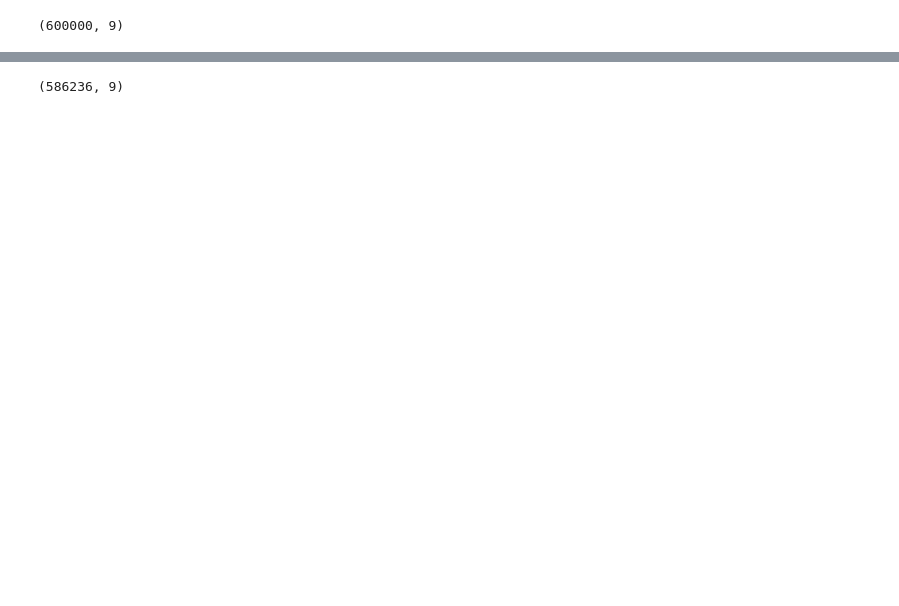
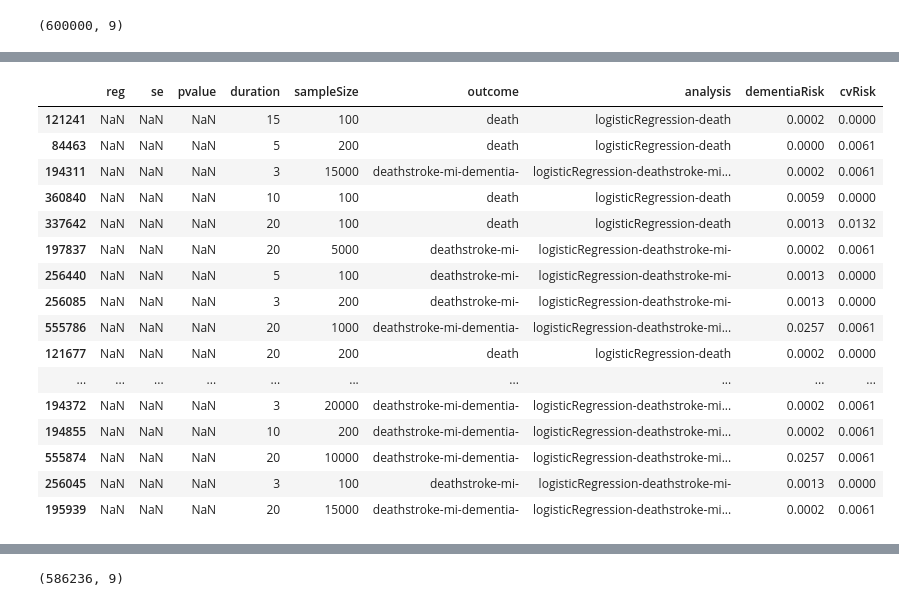
Before and after one commit to deligkaris/microsimNotebooks, a Jupyter notebook: preliminaryTrials100CvAllDementiaAll.ipynb, the cells around one changed output, grey strips where cells are left out. Cells and saved outputs as stored; diff of their text form; code cells hidden in the pictures; blank space fills up the shorter version.

```diff
--- a/preliminaryTrials100CvAllDementiaAll.ipynb
+++ b/preliminaryTrials100CvAllDementiaAll.ipynb
@@ -28,0 +37,21 @@ data.shape
+# %%
+# nans tend to be small sample sizes (but not always), results from logistic regression
+data[data["reg"].isna()].sample(20)
+# %% [output]
+|  | reg | se | pvalue | duration | sampleSize | outcome | analysis | dementiaRisk | cvRisk |
+| 121241 | NaN | NaN | NaN | 15 | 100 | death | logisticRegression-death | 0.0002 | 0.0000 |
+| 84463 | NaN | NaN | NaN | 5 | 200 | death | logisticRegression-death | 0.0000 | 0.0061 |
+| 194311 | NaN | NaN | NaN | 3 | 15000 | deathstroke-mi-dementia- | logisticRegression-deathstroke-mi... | 0.0002 | 0.0061 |
+| 360840 | NaN | NaN | NaN | 10 | 100 | death | logisticRegression-death | 0.0059 | 0.0000 |
+| 337642 | NaN | NaN | NaN | 20 | 100 | death | logisticRegression-death | 0.0013 | 0.0132 |
+| 197837 | NaN | NaN | NaN | 20 | 5000 | deathstroke-mi- | logisticRegression-deathstroke-mi- | 0.0002 | 0.0061 |
+| 256440 | NaN | NaN | NaN | 5 | 100 | deathstroke-mi- | logisticRegression-deathstroke-mi- | 0.0013 | 0.0000 |
+| 256085 | NaN | NaN | NaN | 3 | 200 | deathstroke-mi- | logisticRegression-deathstroke-mi- | 0.0013 | 0.0000 |
+| 555786 | NaN | NaN | NaN | 20 | 1000 | deathstroke-mi-dementia- | logisticRegression-deathstroke-mi... | 0.0257 | 0.0061 |
+| 121677 | NaN | NaN | NaN | 20 | 200 | death | logisticRegression-death | 0.0002 | 0.0000 |
+| ... | ... | ... | ... | ... | ... | ... | ... | ... | ... |
+| 194372 | NaN | NaN | NaN | 3 | 20000 | deathstroke-mi-dementia- | logisticRegression-deathstroke-mi... | 0.0002 | 0.0061 |
+| 194855 | NaN | NaN | NaN | 10 | 200 | deathstroke-mi-dementia- | logisticRegression-deathstroke-mi... | 0.0002 | 0.0061 |
+| 555874 | NaN | NaN | NaN | 20 | 10000 | deathstroke-mi-dementia- | logisticRegression-deathstroke-mi... | 0.0257 | 0.0061 |
+| 256045 | NaN | NaN | NaN | 3 | 100 | deathstroke-mi- | logisticRegression-deathstroke-mi- | 0.0013 | 0.0000 |
+| 195939 | NaN | NaN | NaN | 20 | 15000 | deathstroke-mi-dementia- | logisticRegression-deathstroke-mi... | 0.0002 | 0.0061 |
```
Also changed, not shown: parts of 24 cells of this notebook, 1 other file.
